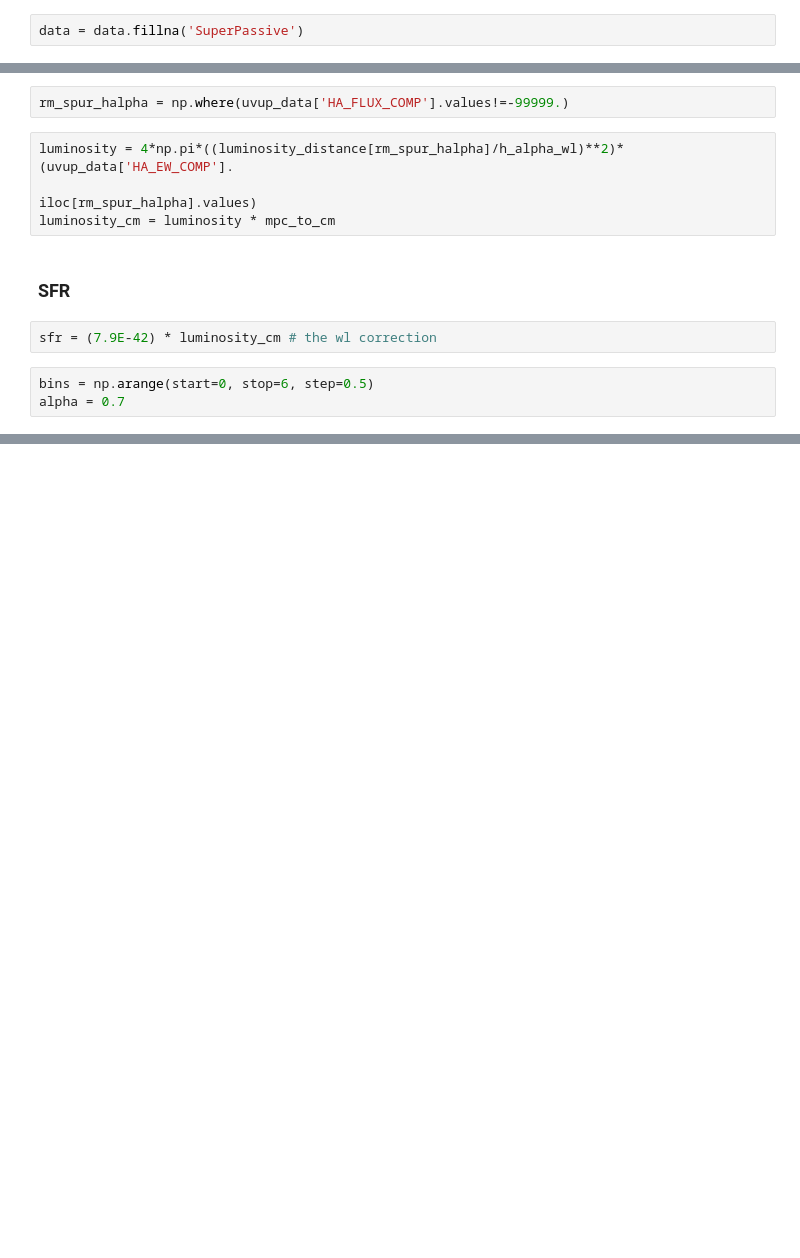
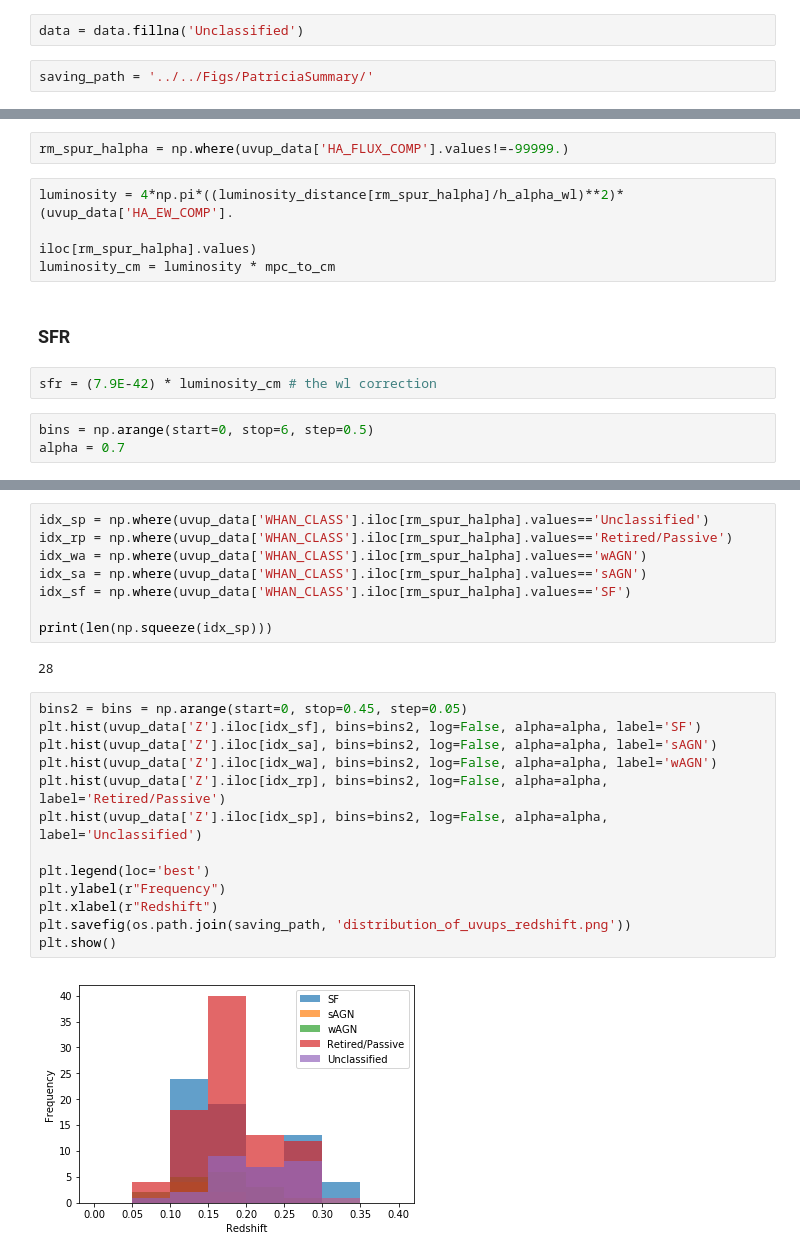
Before and after one commit to mdastro/UVupturn-RSGs, a Jupyter notebook: CatAnalysis/CatAnalysis_Part05.ipynb, the cells around one changed output, grey strips where cells are left out. Saved outputs shown, nothing was run; the diff lists cells and outputs as text; blank space fills up the shorter version.

```diff
--- a/CatAnalysis/CatAnalysis_Part05.ipynb
+++ b/CatAnalysis/CatAnalysis_Part05.ipynb
@@ -18,7 +19,9 @@ h_alpha_wl = 6.563E-5   # in cm = 6563A
 # %%
 data = pd.read_csv('../../Catalogue/Match07_smalldoubleclean_emlines.csv')
 # %%
-data = data.fillna('SuperPassive')
+data = data.fillna('Unclassified')
+# %%
+saving_path = '../../Figs/PatriciaSummary/'
 # %% [markdown]
 #### UV upturn objects
 # %%
@@ -72,3 +88,28 @@ plt.xlabel(r"SFR")
 plt.show()
 # %% [output]
 [figure]
+# %%
+idx_sp = np.where(uvup_data['WHAN_CLASS'].iloc[rm_spur_halpha].values=='Unclassified')
+idx_rp = np.where(uvup_data['WHAN_CLASS'].iloc[rm_spur_halpha].values=='Retired/Passive')
+idx_wa = np.where(uvup_data['WHAN_CLASS'].iloc[rm_spur_halpha].values=='wAGN')
+idx_sa = np.where(uvup_data['WHAN_CLASS'].iloc[rm_spur_halpha].values=='sAGN')
+idx_sf = np.where(uvup_data['WHAN_CLASS'].iloc[rm_spur_halpha].values=='SF')
+
+print(len(np.squeeze(idx_sp)))
+# %% [output]
+28
+# %%
+bins2 = bins = np.arange(start=0, stop=0.45, step=0.05)
+plt.hist(uvup_data['Z'].iloc[idx_sf], bins=bins2, log=False, alpha=alpha, label='SF')
+plt.hist(uvup_data['Z'].iloc[idx_sa], bins=bins2, log=False, alpha=alpha, label='sAGN')
+plt.hist(uvup_data['Z'].iloc[idx_wa], bins=bins2, log=False, alpha=alpha, label='wAGN')
+plt.hist(uvup_data['Z'].iloc[idx_rp], bins=bins2, log=False, alpha=alpha, label='Retired/Passive')
+plt.hist(uvup_data['Z'].iloc[idx_sp], bins=bins2, log=False, alpha=alpha, label='Unclassified')
+
+plt.legend(loc='best')
+plt.ylabel(r"Frequency")
+plt.xlabel(r"Redshift")
+plt.savefig(os.path.join(saving_path, 'distribution_of_uvups_redshift.png'))
+plt.show()
+# %% [output]
+[figure, added]
```
Also changed, not shown: parts of 7 cells of this notebook, 1 other file.
